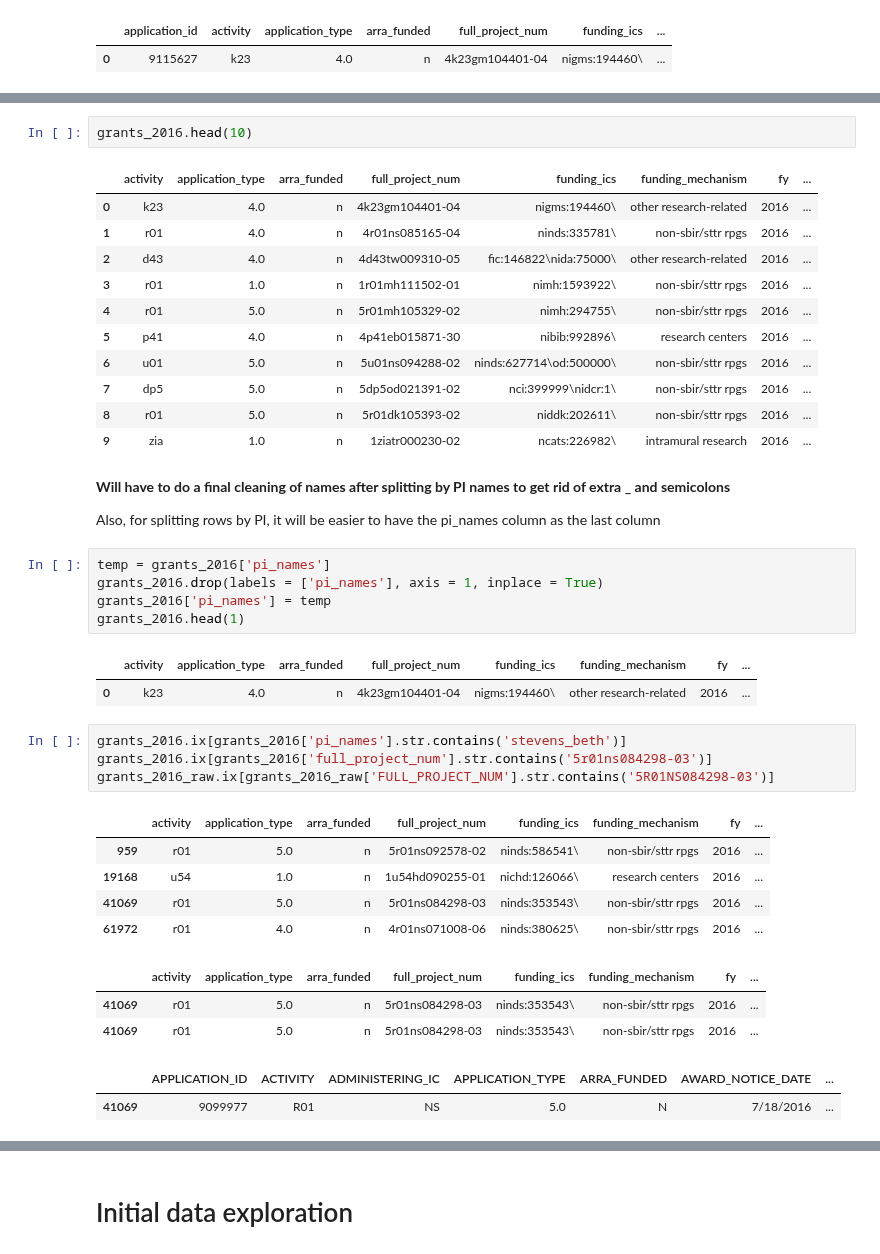
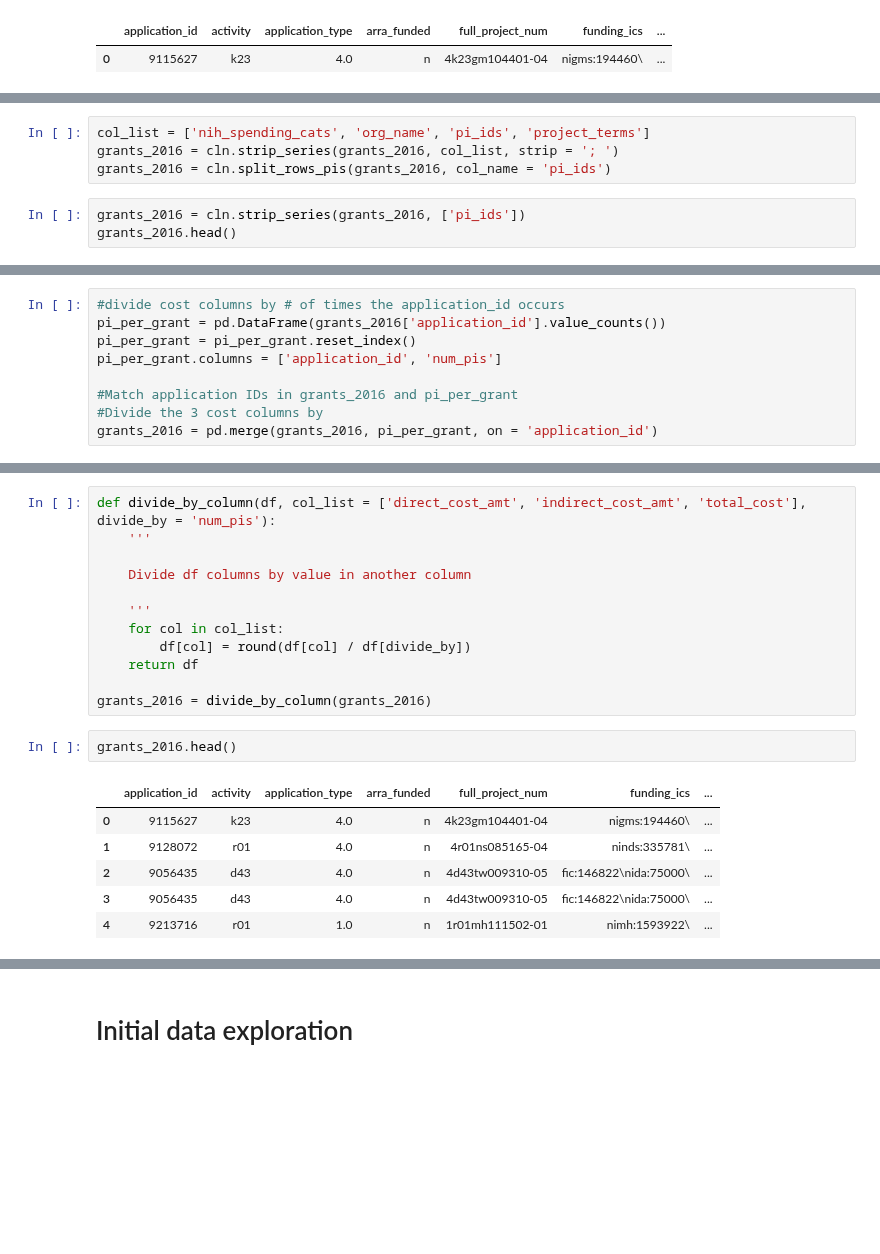
Before and after one commit to yuwie10/nih-awards, a Jupyter notebook: nih_awards.ipynb, the cells around one changed output, grey strips where cells are left out. Saved outputs shown, nothing was run; the diff lists cells and outputs as text; blank space fills up the shorter version.

Commit message:
split grants_2016 by pi_ids, divided cost columns by number of PIs, need to add NIH information and replace values in grants_2016

```diff
--- a/nih_awards.ipynb
+++ b/nih_awards.ipynb
@@ -235,0 +222,7 @@ for name in name_cols:
+# %%
+col_list = ['nih_spending_cats', 'org_name', 'pi_ids', 'project_terms']
+grants_2016 = cln.strip_series(grants_2016, col_list, strip = '; ')
+grants_2016 = cln.split_rows_pis(grants_2016, col_name = 'pi_ids')
+# %%
+grants_2016 = cln.strip_series(grants_2016, ['pi_ids'])
+grants_2016.head()
@@ -235,0 +238,9 @@ for name in name_cols:
+# %%
+#divide cost columns by # of times the application_id occurs
+pi_per_grant = pd.DataFrame(grants_2016['application_id'].value_counts())
+pi_per_grant = pi_per_grant.reset_index()
+pi_per_grant.columns = ['application_id', 'num_pis']
+
+#Match application IDs in grants_2016 and pi_per_grant
+#Divide the 3 cost columns by
+grants_2016 = pd.merge(grants_2016, pi_per_grant, on = 'application_id')
@@ -236,41 +258,21 @@ for name in name_cols:
+# %%
+def divide_by_column(df, col_list = ['direct_cost_amt', 'indirect_cost_amt', 'total_cost'], divide_by = 'num_pis'):
+    '''
+
+    Divide df columns by value in another column
+
+    '''
+    for col in col_list:
+        df[col] = round(df[col] / df[divide_by])
+    return df
+
+grants_2016 = divide_by_column(grants_2016)
 # %%
-grants_2016.head(10)
+grants_2016.head()
 # %% [output]
-|  | activity | application_type | arra_funded | full_project_num | funding_ics | funding_mechanism | fy | ... |
-| 0 | k23 | 4.0 | n | 4k23gm104401-04 | nigms:194460\ | other research-related | 2016 | ... |
-| 1 | r01 | 4.0 | n | 4r01ns085165-04 | ninds:335781\ | non-sbir/sttr rpgs | 2016 | ... |
-| 2 | d43 | 4.0 | n | 4d43tw009310-05 | fic:146822\nida:75000\ | other research-related | 2016 | ... |
-| 3 | r01 | 1.0 | n | 1r01mh111502-01 | nimh:1593922\ | non-sbir/sttr rpgs | 2016 | ... |
-| 4 | r01 | 5.0 | n | 5r01mh105329-02 | nimh:294755\ | non-sbir/sttr rpgs | 2016 | ... |
-| 5 | p41 | 4.0 | n | 4p41eb015871-30 | nibib:992896\ | research centers | 2016 | ... |
-| 6 | u01 | 5.0 | n | 5u01ns094288-02 | ninds:627714\od:500000\ | non-sbir/sttr rpgs | 2016 | ... |
-| 7 | dp5 | 5.0 | n | 5dp5od021391-02 | nci:399999\nidcr:1\ | non-sbir/sttr rpgs | 2016 | ... |
-| 8 | r01 | 5.0 | n | 5r01dk105393-02 | niddk:202611\ | non-sbir/sttr rpgs | 2016 | ... |
-| 9 | zia | 1.0 | n | 1ziatr000230-02 | ncats:226982\ | intramural research | 2016 | ... |
+|  | application_id | activity | application_type | arra_funded | full_project_num | funding_ics | ... |
+| 0 | 9115627 | k23 | 4.0 | n | 4k23gm104401-04 | nigms:194460\ | ... |
+| 1 | 9128072 | r01 | 4.0 | n | 4r01ns085165-04 | ninds:335781\ | ... |
+| 2 | 9056435 | d43 | 4.0 | n | 4d43tw009310-05 | fic:146822\nida:75000\ | ... |
+| 3 | 9056435 | d43 | 4.0 | n | 4d43tw009310-05 | fic:146822\nida:75000\ | ... |
+| 4 | 9213716 | r01 | 1.0 | n | 1r01mh111502-01 | nimh:1593922\ | ... |
-# %% [markdown]
-**Will have to do a final cleaning of names after splitting by PI names to get rid of extra _ and semicolons**
-
-Also, for splitting rows by PI, it will be easier to have the pi_names column as the last column
-# %%
-temp = grants_2016['pi_names']
-grants_2016.drop(labels = ['pi_names'], axis = 1, inplace = True)
-grants_2016['pi_names'] = temp
-grants_2016.head(1)
-# %% [output]
-|  | activity | application_type | arra_funded | full_project_num | funding_ics | funding_mechanism | fy | ... |
-| 0 | k23 | 4.0 | n | 4k23gm104401-04 | nigms:194460\ | other research-related | 2016 | ... |
-# %%
-grants_2016.ix[grants_2016['pi_names'].str.contains('stevens_beth')]
-grants_2016.ix[grants_2016['full_project_num'].str.contains('5r01ns084298-03')]
-grants_2016_raw.ix[grants_2016_raw['FULL_PROJECT_NUM'].str.contains('5R01NS084298-03')]
-# %% [output]
-|  | activity | application_type | arra_funded | full_project_num | funding_ics | funding_mechanism | fy | ... |
-| 959 | r01 | 5.0 | n | 5r01ns092578-02 | ninds:586541\ | non-sbir/sttr rpgs | 2016 | ... |
-| 19168 | u54 | 1.0 | n | 1u54hd090255-01 | nichd:126066\ | research centers | 2016 | ... |
-| 41069 | r01 | 5.0 | n | 5r01ns084298-03 | ninds:353543\ | non-sbir/sttr rpgs | 2016 | ... |
-| 61972 | r01 | 4.0 | n | 4r01ns071008-06 | ninds:380625\ | non-sbir/sttr rpgs | 2016 | ... |
-|  | activity | application_type | arra_funded | full_project_num | funding_ics | funding_mechanism | fy | ... |
-| 41069 | r01 | 5.0 | n | 5r01ns084298-03 | ninds:353543\ | non-sbir/sttr rpgs | 2016 | ... |
-| 41069 | r01 | 5.0 | n | 5r01ns084298-03 | ninds:353543\ | non-sbir/sttr rpgs | 2016 | ... |
-|  | APPLICATION_ID | ACTIVITY | ADMINISTERING_IC | APPLICATION_TYPE | ARRA_FUNDED | AWARD_NOTICE_DATE | ... |
-| 41069 | 9099977 | R01 | NS | 5.0 | N | 7/18/2016 | ... |
```
Also changed, not shown: parts of 25 cells of this notebook, 3 other files.
